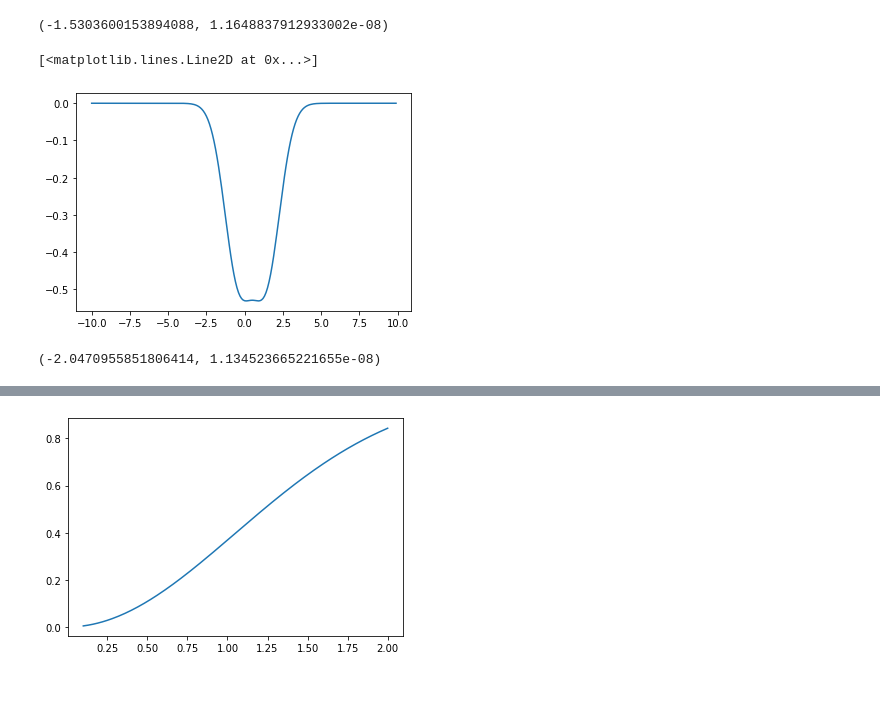
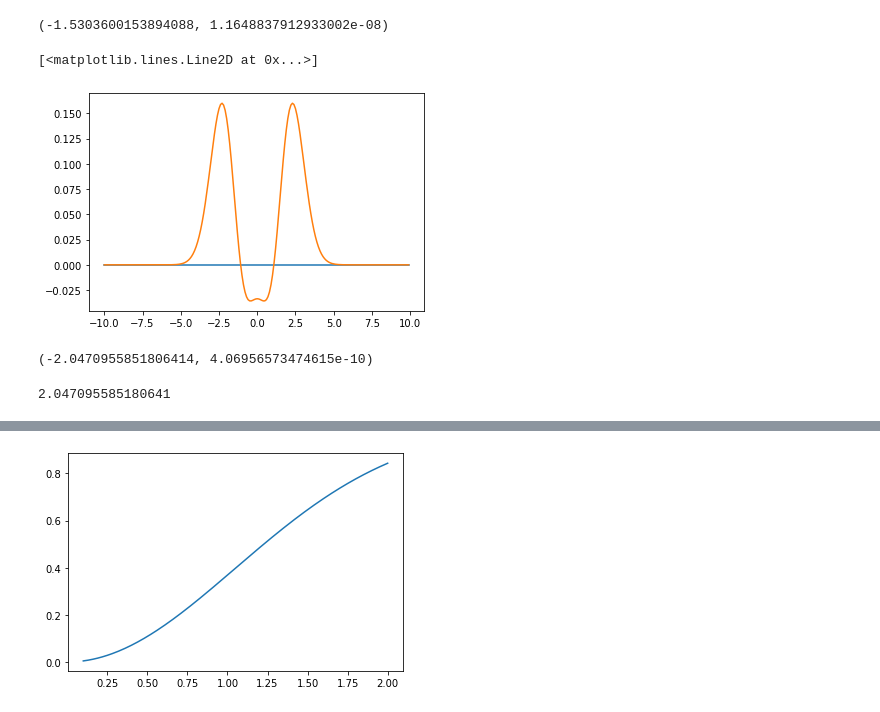
Before and after one commit to SantiagoBeltran/Tarea1TeoriaInformacion, a Jupyter notebook: CanalGaussiano.ipynb, the cells around one changed output, grey strips where cells are left out. Cells and saved outputs as stored; diff of their text form; code cells hidden in the pictures.

```diff
--- a/CanalGaussiano.ipynb
+++ b/CanalGaussiano.ipynb
@@ -119,23 +119,27 @@ integrate.quad(fx, -10, 10)
 # %% [output]
 (-1.5303600153894088, 1.1648837912933002e-08)
 # %%
-def prueba(x):
+def prueba(x,s):
     y=(1/(2*np.sqrt(2*np.pi))*(np.exp(-(x-s)**2/2)+np.exp(-(x+s)**2/2)))*np.log2((1/(2*np.sqrt(2*np.pi))*(np.exp(-(x-s)**2/2)+np.exp(-(x+s)**2/2))))
-    p=(1/(np.sqrt(2*np.pi))*(np.exp(-(x-s)**2/2)))*np.log2((1/(np.sqrt(2*np.pi))*(np.exp(-(x-s)**2/2))))
-    return p
+    p=(1/(np.sqrt(2*np.pi))*(np.exp(-(x)**2/2)))*np.log2((1/(np.sqrt(2*np.pi))*(np.exp(-(x)**2/2))))
+    return p-y
 x=np.arange(-10,10,0.1)
 plt.figure()
-plt.plot(x,prueba(x))
+plt.plot(x,prueba(x,0))
+plt.plot(x,prueba(x,1))
 # %% [output]
 [<matplotlib.lines.Line2D at 0x...>]
-[figure, old version]
+[figure, new version]
 # %%
-fx = lambda x: (1/(np.sqrt(2*np.pi))*(np.exp(-(x+s)**2/2)))*np.log2((1/(np.sqrt(2*np.pi))*(np.exp(-(x+s)**2/2))))
+fx = lambda x: (1/(np.sqrt(2*np.pi))*(np.exp(-(x)**2/2)))*np.log2((1/(np.sqrt(2*np.pi))*(np.exp(-(x)**2/2))))
 integrate.quad(fx, -10, 10)
 # %% [output]
-(-2.0470955851806414, 1.134523665221655e-08)
+(-2.0470955851806414, 4.06956573474615e-10)
 # %%
-HXY=-(1/(2*np.log(2)))*(-1-np.log(2*np.pi))
+HXY=-1/(2*np.log(2))*(-1-np.log(2*np.pi))
+HXY
+# %% [output]
+2.047095585180641
 # %%
 def Capacity2(s):
     y=np.zeros(len(s))
```
Also changed, not shown: parts of 4 cells of this notebook, 1 other file.
